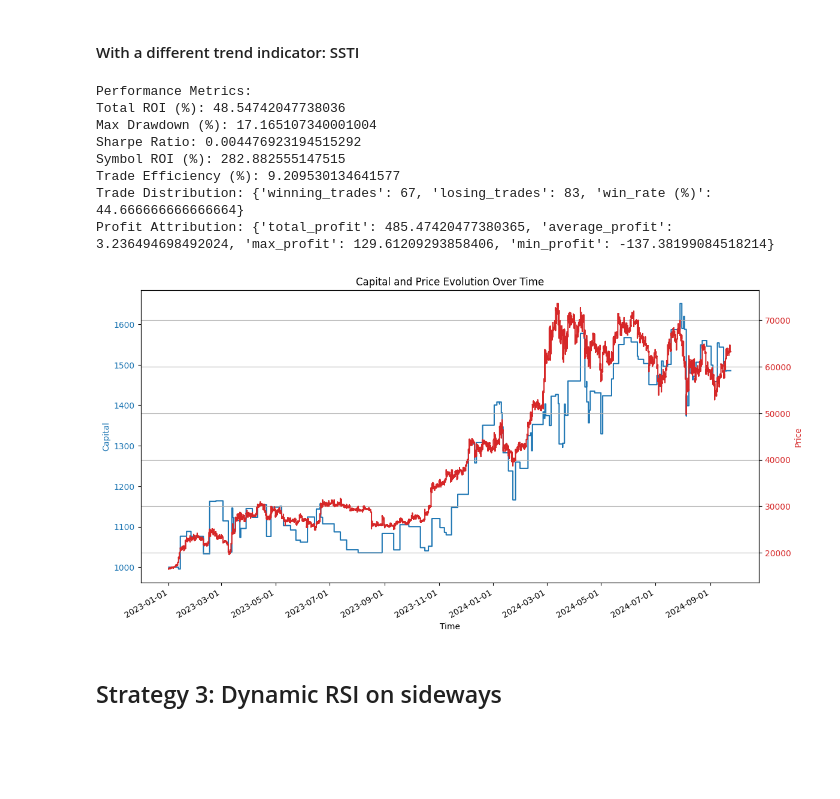
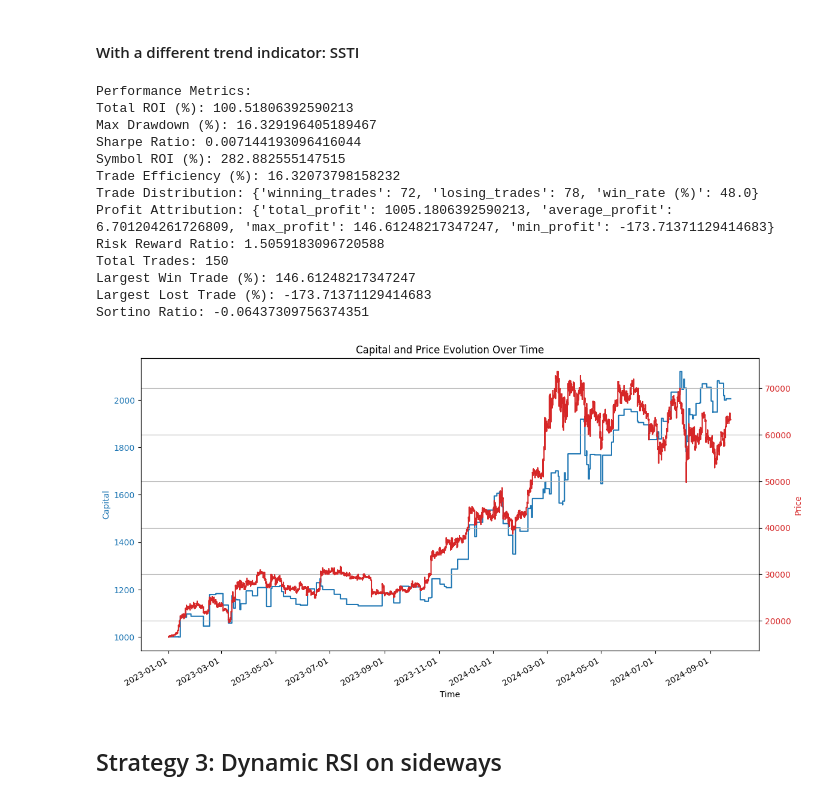
Before and after one commit to ZBaiY/tradebotv3, a Jupyter notebook: notebooks/MACD_dyRSI_experiments.ipynb, the cells around one changed output. Drawn from its saved outputs; the diff is of its cells as text; code cells hidden in the pictures; blank space fills up the shorter version.

```diff
--- a/notebooks/MACD_dyRSI_experiments.ipynb
+++ b/notebooks/MACD_dyRSI_experiments.ipynb
@@ -50,6 +50,11 @@ def compute_performance_metrics(trades, capital_series, indicators, initial_capi
       - Trade Efficiency (%)
       - Trade Distribution (winning and losing trades and win rate)
       - Profit Attribution (total, average, max, and min profit)
+      - Risk Reward Ratio: average win / average loss (absolute)
+      - Total Trades: count of completed trades (sell orders)
+      - Largest Win Trade (%): best winning trade profit
+      - Largest Lost Trade (%): worst trade profit
+      - Sortino Ratio: risk-adjusted return using downside volatility
 
     Parameters:
         trades (list): List of trade dictionaries.
@@ -102,7 +107,32 @@ def compute_performance_metrics(trades, capital_series, indicators, initial_capi
         'min_profit': min(trade_profits) if trade_profits else 0
     }
 
-    return {
+    # Additional Metrics
+    # Total Trades: count of completed trades (sell orders with a profit key)
+    total_trades = len([t for t in trades if t.get('type') == 'sell' and 'profit' in t])
+
+    # Risk Reward Ratio: ratio of average winning trade profit to average losing trade profit (absolute)
+    avg_win = np.mean([p for p in trade_profits if p > 0]) if winning_trades else np.nan
+    avg_loss = np.mean([abs(p) for p in trade_profits if p < 0]) if losing_trades else np.nan
+    risk_reward_ratio = (avg_win / avg_loss) if (avg_loss and avg_loss > 0) else np.nan
+
+    # Largest Win Trade (%)
+    largest_win_trade = np.max([p for p in trade_profits if p > 0]) if winning_trades else np.nan
+
+    # Largest Lost Trade (%)
+    largest_lost_trade = np.min([p for p in trade_profits if p < 0]) if losing_trades else np.nan
+
+    # Sortino Ratio calculation:
+    # Assuming a daily frequency; use 252 trading days for annualization.
+    risk_free_rate = 0.02
+    annualization_factor = 252
+    target = (1 + risk_free_rate) ** (1 / annualization_factor) - 1
+    downside_returns = returns[returns < target]
+    downside_std = downside_returns.std() if not downside_returns.empty else 0
+    sortino_ratio = (returns.mean() - target) / downside_std if downside_std > 0 else np.nan
+
+    # Compile all metrics into one dictionary
+    metrics = {
         'Total ROI (%)': total_roi,
         'Max Drawdown (%)': max_drawdown,
         'Sharpe Ratio': sharpe_ratio,
@@ -110,8 +140,14 @@ def compute_performance_metrics(trades, capital_series, indicators, initial_capi
         'Trade Efficiency (%)': trade_efficiency,
         'Trade Distribution': trade_distribution,
         'Profit Attribution': profit_attribution,
+        'Risk Reward Ratio': risk_reward_ratio,
+        'Total Trades': total_trades,
+        'Largest Win Trade (%)': largest_win_trade,
+        'Largest Lost Trade (%)': largest_lost_trade,
+        'Sortino Ratio': sortino_ratio
     }
 
+    return metrics
 import matplotlib.dates as mdates
 import matplotlib.pyplot as plt
 
@@ -475,7 +521,7 @@ def compute_smoothed_ssti(close_prices, period=14, smoothing_period=14):
 
 def dynamic_macd_trading_with_ssti(
     indicators,
-    fee=0.001,
+    fee=0.000,
     initial_capital=1000,
     macd_threshold=0.0,
     ssti_threshold=0.1,  # example threshold for trend confirmation
@@ -551,40 +597,45 @@ def dynamic_macd_trading_with_ssti(
     # Close any remaining position at the end of the backtest
     if in_position:
         final_price = indicators['close'].iloc[-1] * (1 - fee)
         new_capital = position_size * final_price
         profit = new_capital - entry_capital
         capital = new_capital
         trades.append({
             'type': 'sell',
             'price': final_price,
             'index': indicators.index[-1],
             'profit': profit
         })
         capital_record[-1] = capital  # Update the final capital record
 
     # Create a pandas Series for capital evolution using the same index as the indicators.
     capital_series = pd.Series(capital_record, index=indicators.index)
 
     return trades, capital_series
 
 trades, capital_series = dynamic_macd_trading_with_ssti(indicators, macd_threshold=0.0, ssti_threshold=0.001, ssti_period=16, ssti_smoothing=16)
 performance = compute_performance_metrics(trades, capital_series, indicators)
 print("Performance Metrics:")
 for key, value in performance.items():
     print(f"{key}: {value}")
 
 # plot_capital(capital_series)
 plot_price_and_capital(indicators, capital_series)
 # %% [output]
 Performance Metrics:
-Total ROI (%): 48.54742047738036
-Max Drawdown (%): 17.165107340001004
-Sharpe Ratio: 0.004476923194515292
+Total ROI (%): 100.51806392590213
+Max Drawdown (%): 16.329196405189467
+Sharpe Ratio: 0.007144193096416044
 Symbol ROI (%): 282.882555147515
-Trade Efficiency (%): 9.209530134641577
-Trade Distribution: {'winning_trades': 67, 'losing_trades': 83, 'win_rate (%)': 44.666666666666664}
-Profit Attribution: {'total_profit': 485.47420477380365, 'average_profit': 3.236494698492024, 'max_profit': 129.61209293858406, 'min_profit': -137.38199084518214}
+Trade Efficiency (%): 16.32073798158232
+Trade Distribution: {'winning_trades': 72, 'losing_trades': 78, 'win_rate (%)': 48.0}
+Profit Attribution: {'total_profit': 1005.1806392590213, 'average_profit': 6.701204261726809, 'max_profit': 146.61248217347247, 'min_profit': -173.71371129414683}
+Risk Reward Ratio: 1.5059183096720588
+Total Trades: 150
+Largest Win Trade (%): 146.61248217347247
+Largest Lost Trade (%): -173.71371129414683
+Sortino Ratio: -0.06437309756374351
-[figure, old version]
+[figure, new version]
 # %% [markdown]
 ## Strategy 3: Dynamic RSI on sideways
 # %%
```
Also changed, not shown: parts of 3 cells of this notebook, 5 other files.
